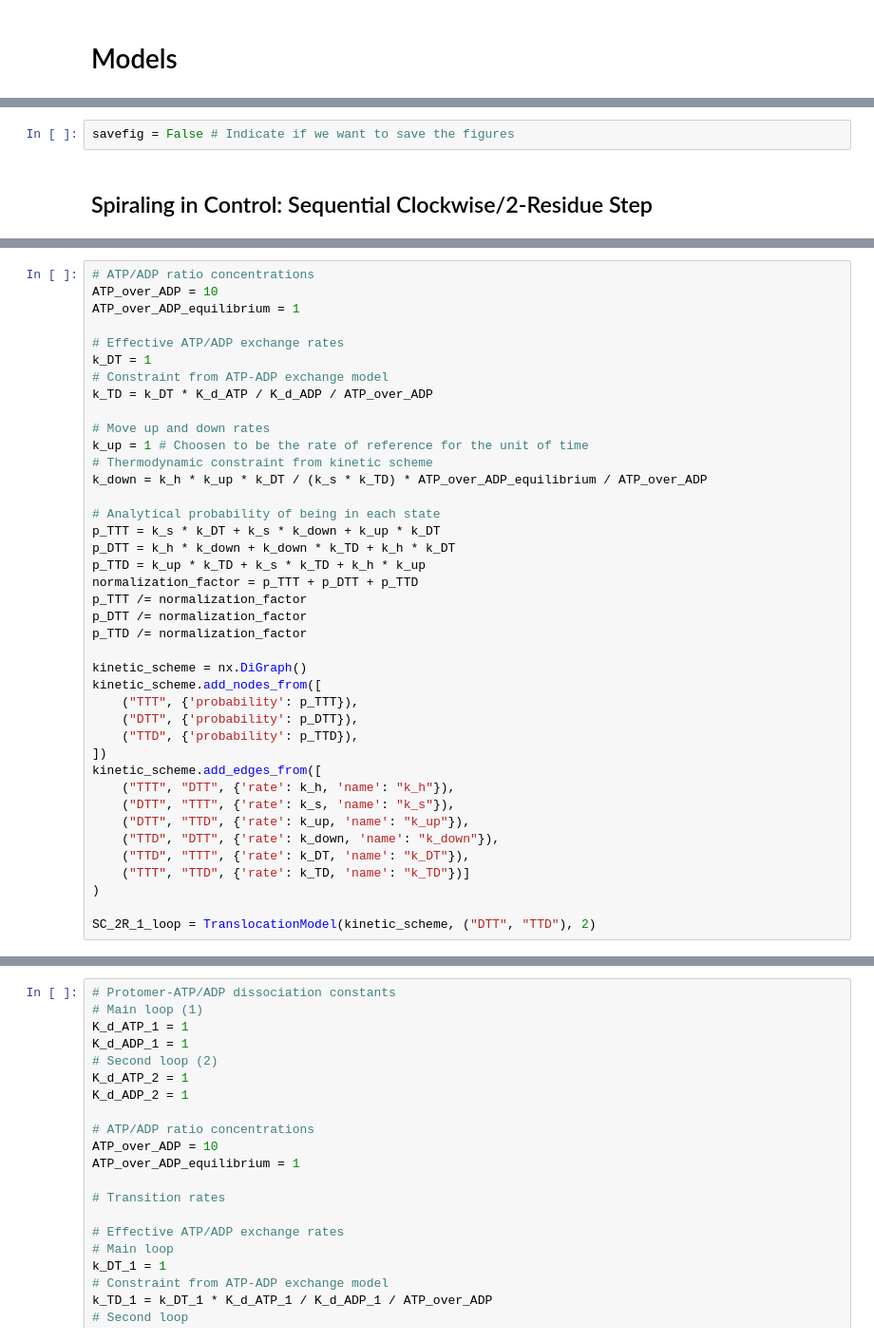
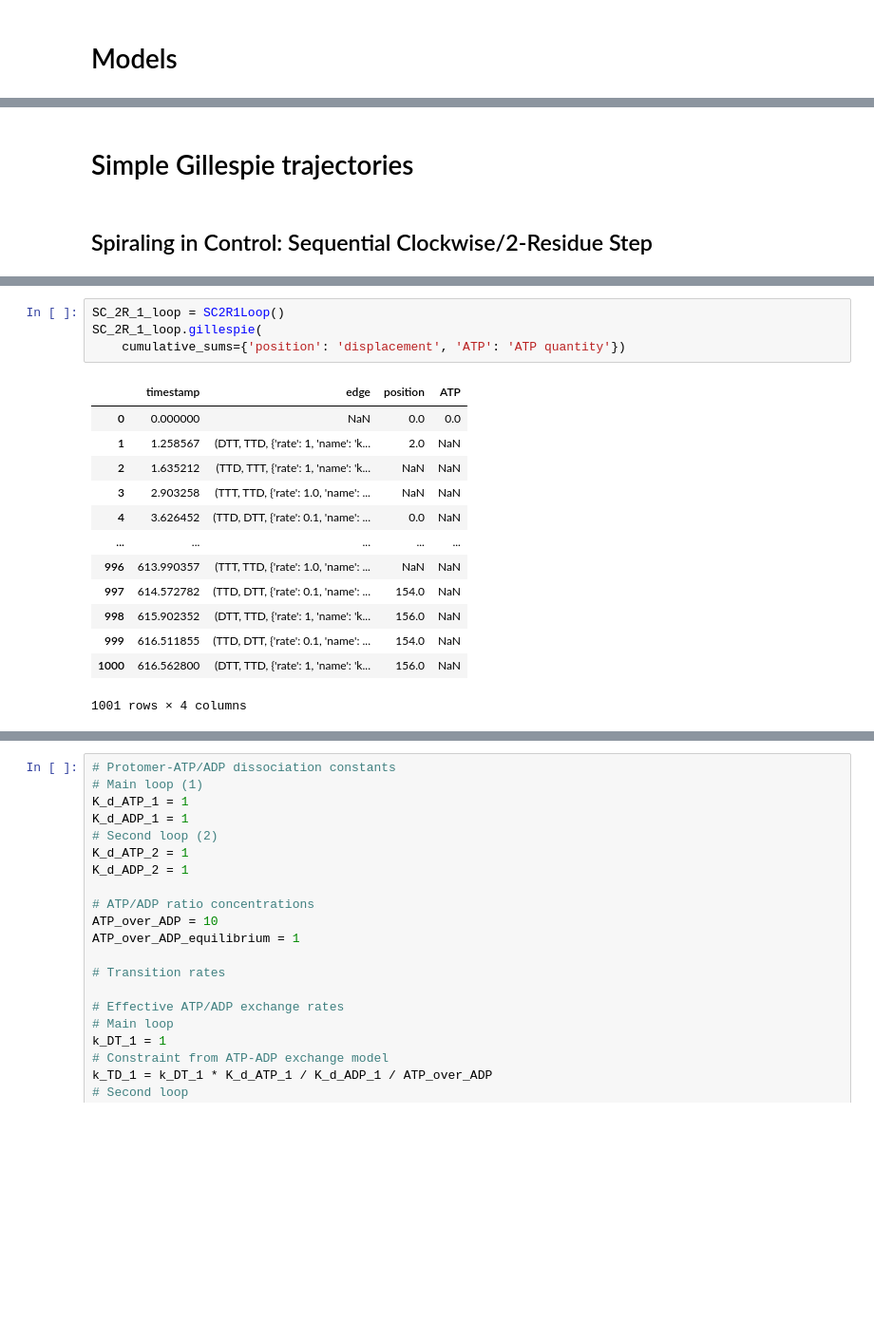
Before and after one commit to antmaier/Projet-de-Master, a Jupyter notebook: UnderstandingGillespieAlgorithm.ipynb, the cells around one changed output, grey strips where cells are left out. Shown at 95% size. Drawn from its saved outputs; the diff is of its cells as text; blank space fills up the shorter version.

Commit message:
Implemented and tested Gillespie with possibility of cumulative sums

```diff
--- a/UnderstandingGillespieAlgorithm.ipynb
+++ b/UnderstandingGillespieAlgorithm.ipynb
@@ -509,49 +612,27 @@ class SC2R1Loop(TranslocationModel):
-# %%
-savefig = False # Indicate if we want to save the figures
+# %% [markdown]
+# Simple Gillespie trajectories
 # %% [markdown]
 ## Spiraling in Control: Sequential Clockwise/2-Residue Step
 # %% [markdown]
 ### 1 loop
 
 ![](SC_2R_1_loop_kinetic_scheme.jpg)
-# %%
-# ATP/ADP ratio concentrations
-ATP_over_ADP = 10
-ATP_over_ADP_equilibrium = 1
-
-# Effective ATP/ADP exchange rates
-k_DT = 1
-# Constraint from ATP-ADP exchange model
-k_TD = k_DT * K_d_ATP / K_d_ADP / ATP_over_ADP
-
-# Move up and down rates
-k_up = 1 # Choosen to be the rate of reference for the unit of time
-# Thermodynamic constraint from kinetic scheme
-k_down = k_h * k_up * k_DT / (k_s * k_TD) * ATP_over_ADP_equilibrium / ATP_over_ADP
-
-# Analytical probability of being in each state
-p_TTT = k_s * k_DT + k_s * k_down + k_up * k_DT
-p_DTT = k_h * k_down + k_down * k_TD + k_h * k_DT
-p_TTD = k_up * k_TD + k_s * k_TD + k_h * k_up
-normalization_factor = p_TTT + p_DTT + p_TTD
-p_TTT /= normalization_factor
-p_DTT /= normalization_factor
-p_TTD /= normalization_factor
-
-kinetic_scheme = nx.DiGraph()
-kinetic_scheme.add_nodes_from([
-    ("TTT", {'probability': p_TTT}),
-    ("DTT", {'probability': p_DTT}),
-    ("TTD", {'probability': p_TTD}),
-])
-kinetic_scheme.add_edges_from([
-    ("TTT", "DTT", {'rate': k_h, 'name': "k_h"}),
-    ("DTT", "TTT", {'rate': k_s, 'name': "k_s"}),
-    ("DTT", "TTD", {'rate': k_up, 'name': "k_up"}),
-    ("TTD", "DTT", {'rate': k_down, 'name': "k_down"}),
-    ("TTD", "TTT", {'rate': k_DT, 'name': "k_DT"}),
-    ("TTT", "TTD", {'rate': k_TD, 'name': "k_TD"})]
-)
-
-SC_2R_1_loop = TranslocationModel(kinetic_scheme, ("DTT", "TTD"), 2)
+# %%
+SC_2R_1_loop = SC2R1Loop()
+SC_2R_1_loop.gillespie(
+    cumulative_sums={'position': 'displacement', 'ATP': 'ATP quantity'})
+# %% [output]
+|  | timestamp | edge | position | ATP |
+| 0 | 0.000000 | NaN | 0.0 | 0.0 |
+| 1 | 1.258567 | (DTT, TTD, {'rate': 1, 'name': 'k... | 2.0 | NaN |
+| 2 | 1.635212 | (TTD, TTT, {'rate': 1, 'name': 'k... | NaN | NaN |
+| 3 | 2.903258 | (TTT, TTD, {'rate': 1.0, 'name': ... | NaN | NaN |
+| 4 | 3.626452 | (TTD, DTT, {'rate': 0.1, 'name': ... | 0.0 | NaN |
+| ... | ... | ... | ... | ... |
+| 996 | 613.990357 | (TTT, TTD, {'rate': 1.0, 'name': ... | NaN | NaN |
+| 997 | 614.572782 | (TTD, DTT, {'rate': 0.1, 'name': ... | 154.0 | NaN |
+| 998 | 615.902352 | (DTT, TTD, {'rate': 1, 'name': 'k... | 156.0 | NaN |
+| 999 | 616.511855 | (TTD, DTT, {'rate': 0.1, 'name': ... | 154.0 | NaN |
+| 1000 | 616.562800 | (DTT, TTD, {'rate': 1, 'name': 'k... | 156.0 | NaN |
+1001 rows × 4 columns
 # %%
```
Also changed, not shown: parts of 9 cells of this notebook.
